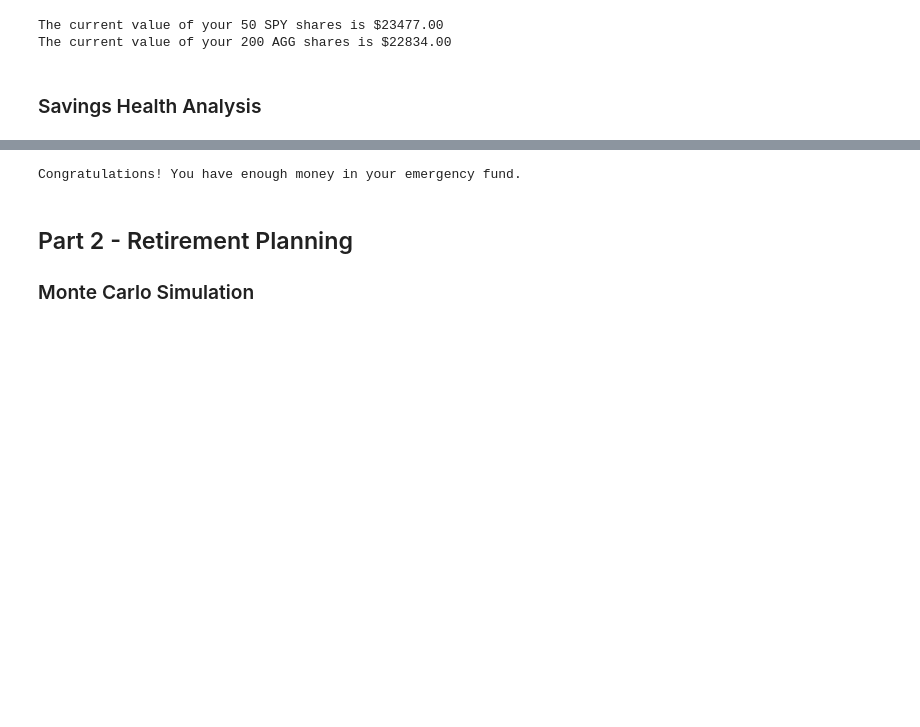
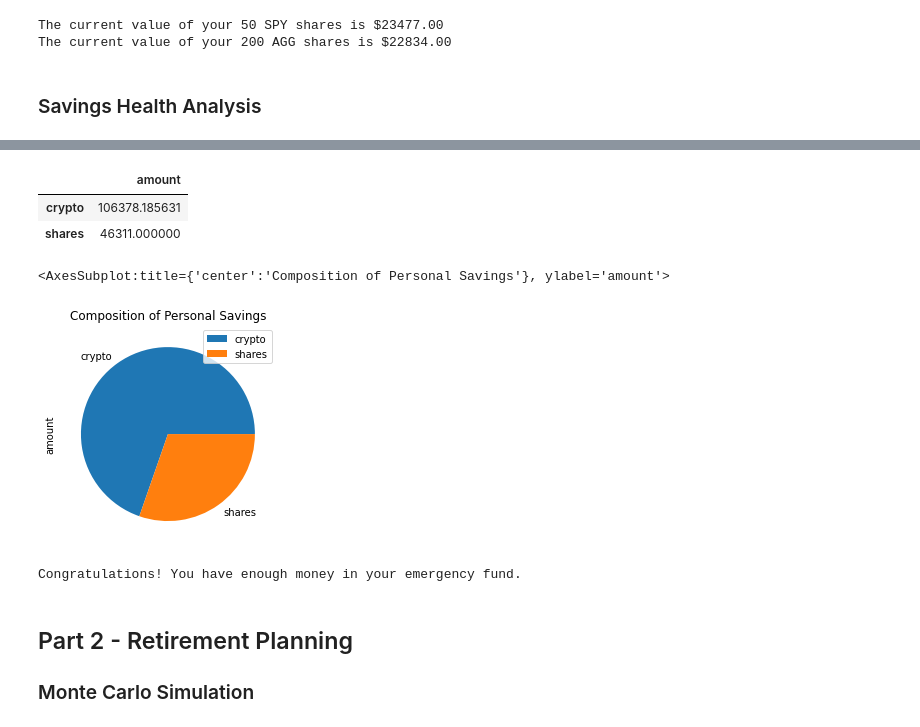
Before and after one commit to brilliantlyc/Financial_Planning, a Jupyter notebook: financial-planner.ipynb, the cells around one changed output, grey strips where cells are left out. Cells and saved outputs as stored; diff of their text form; code cells hidden in the pictures; blank space fills up the shorter version.

Commit message:
Started Saving Health Analyis: df_savings DataFrame created and pie chart plotted.

```diff
--- a/financial-planner.ipynb
+++ b/financial-planner.ipynb
@@ -190,3 +168,36 @@ display(df_savings)
+# %%
+# Set monthly household income
+monthly_income = 12000
+
+# Consolidate financial assets data
+# Store the total value in dollars of the cypto assets in 'crypto_amount' variable
+crypto_amount = my_btc_value + my_eth_value
+# Store the total value of the shares in 'shares_amount' variable
+shares_amount = my_spy_value + my_agg_value
+
+# Create savings DataFrame
+# Use a dictionary to create the 'amount' column of the DataFrame
+amount_data = {
+    "amount": [crypto_amount, shares_amount]
+}
+# Use a list to create the index of the DataFrame
+asset_type = ["crypto", "shares"]
+# Create the 'df_savings' DataFrame with 'asset_type' as index
+df_savings = pd.DataFrame(amount_data, index=asset_type)
+
+
+# Display savings DataFrame
+display(df_savings)
+# %% [output]
+|  | amount |
+| crypto | 106378.185631 |
+| shares | 46311.000000 |
+# %%
+# Plot savings pie chart
+df_savings.plot.pie(y="amount", title="Composition of Personal Savings")
+# %% [output]
+<AxesSubplot:title={'center':'Composition of Personal Savings'}, ylabel='amount'>
+[figure, added]
 # %%
 # Set ideal emergency fund
 emergency_fund = monthly_income * 3
```
Also changed, not shown: parts of 2 cells of this notebook.
